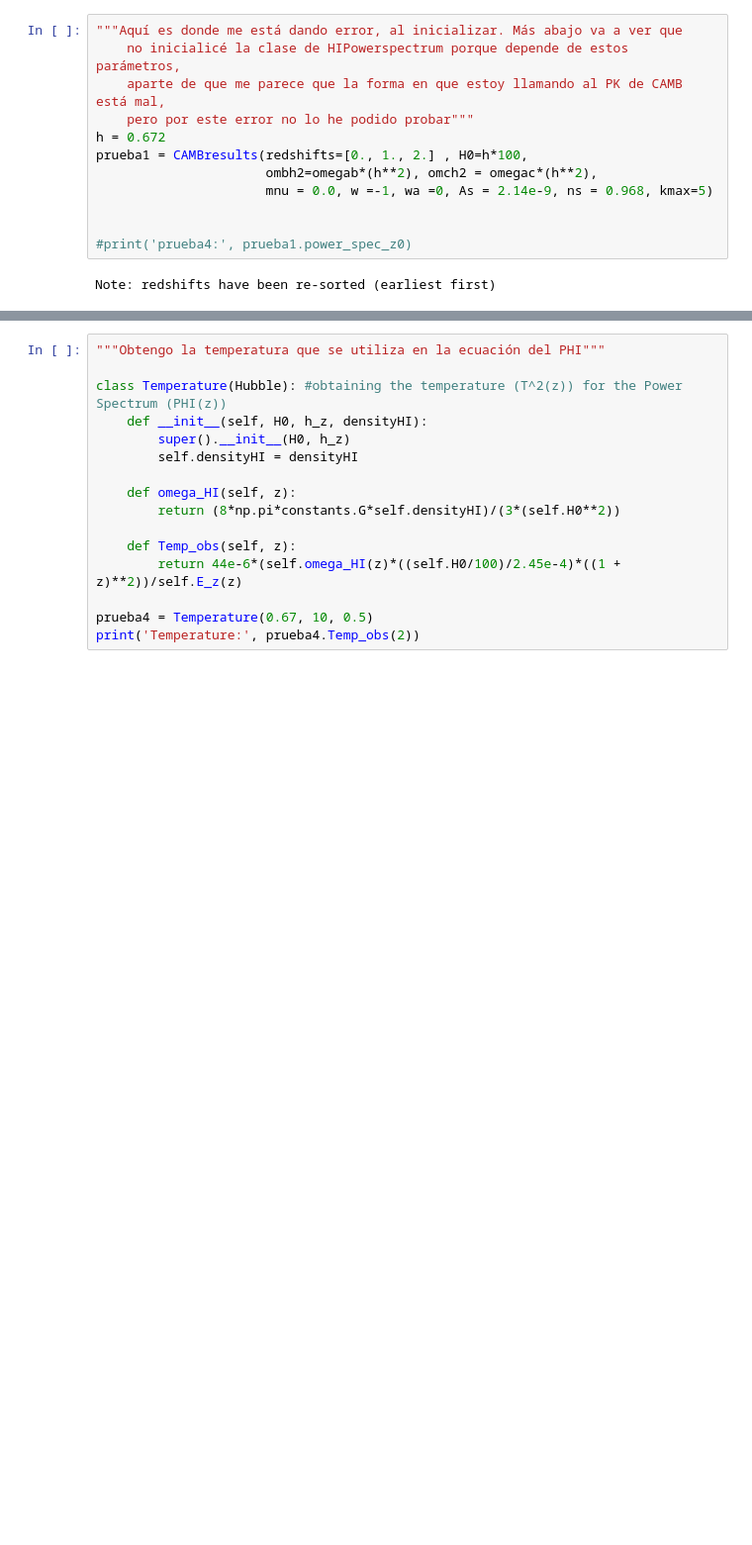
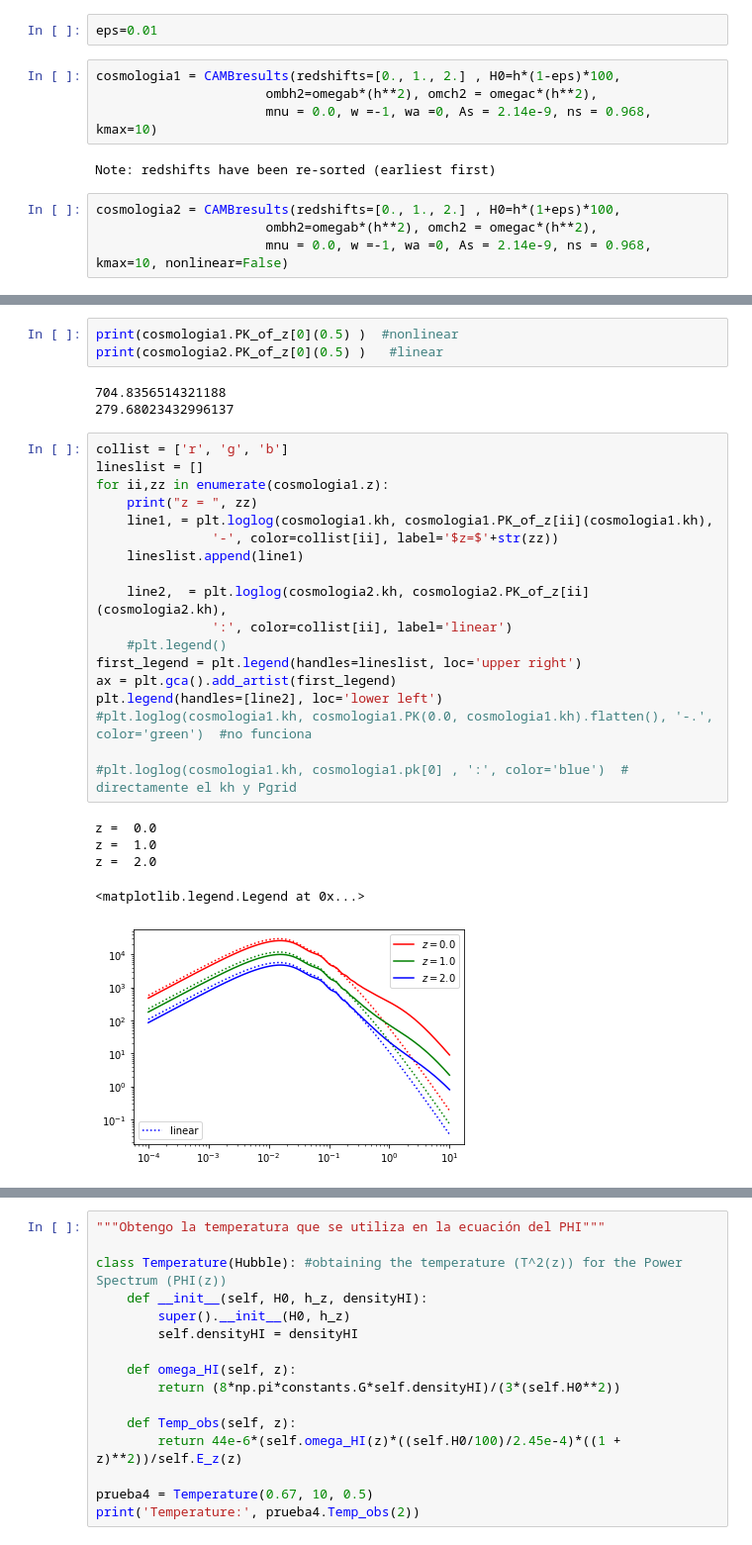
Before and after one commit to santiagocasas/forecasts-21cm-HI, a Jupyter notebook: P_HI_Classes.ipynb, the cells around one changed output, grey strips where cells are left out. Shown at 99% size. Drawn from its saved outputs; the diff is of its cells as text; blank space fills up the shorter version.

```diff
--- a/P_HI_Classes.ipynb
+++ b/P_HI_Classes.ipynb
@@ -68,14 +77,12 @@ class CAMBresults:
+# %%
+eps=0.01
 # %%
-"""Aquí es donde me está dando error, al inicializar. Más abajo va a ver que
-    no inicialicé la clase de HIPowerspectrum porque depende de estos parámetros,
-    aparte de que me parece que la forma en que estoy llamando al PK de CAMB está mal,
-    pero por este error no lo he podido probar"""
-h = 0.672
-prueba1 = CAMBresults(redshifts=[0., 1., 2.] , H0=h*100,
+cosmologia1 = CAMBresults(redshifts=[0., 1., 2.] , H0=h*(1-eps)*100,
                       ombh2=omegab*(h**2), omch2 = omegac*(h**2),
-                      mnu = 0.0, w =-1, wa =0, As = 2.14e-9, ns = 0.968, kmax=5)
-
-
-#print('prueba4:', prueba1.power_spec_z0)
+                      mnu = 0.0, w =-1, wa =0, As = 2.14e-9, ns = 0.968, kmax=10)
 # %% [output]
 Note: redshifts have been re-sorted (earliest first)
+# %%
+cosmologia2 = CAMBresults(redshifts=[0., 1., 2.] , H0=h*(1+eps)*100,
+                      ombh2=omegab*(h**2), omch2 = omegac*(h**2),
+                      mnu = 0.0, w =-1, wa =0, As = 2.14e-9, ns = 0.968, kmax=10, nonlinear=False)
@@ -178,0 +103,30 @@ print('E(z):', prueba2.E_z(2.0))
+# %%
+print(cosmologia1.PK_of_z[0](0.5) )  #nonlinear
+print(cosmologia2.PK_of_z[0](0.5) )   #linear
+# %% [output]
+704.8356514321188
+279.68023432996137
+# %%
+collist = ['r', 'g', 'b']
+lineslist = []
+for ii,zz in enumerate(cosmologia1.z):
+    print("z = ", zz)
+    line1, = plt.loglog(cosmologia1.kh, cosmologia1.PK_of_z[ii](cosmologia1.kh),
+               '-', color=collist[ii], label='$z=$'+str(zz))
+    lineslist.append(line1)
+
+    line2,  = plt.loglog(cosmologia2.kh, cosmologia2.PK_of_z[ii](cosmologia2.kh),
+               ':', color=collist[ii], label='linear')
+    #plt.legend()
+first_legend = plt.legend(handles=lineslist, loc='upper right')
+ax = plt.gca().add_artist(first_legend)
+plt.legend(handles=[line2], loc='lower left')
+#plt.loglog(cosmologia1.kh, cosmologia1.PK(0.0, cosmologia1.kh).flatten(), '-.', color='green')  #no funciona
+
+#plt.loglog(cosmologia1.kh, cosmologia1.pk[0] , ':', color='blue')  # directamente el kh y Pgrid
+# %% [output]
+z =  0.0
+z =  1.0
+z =  2.0
+<matplotlib.legend.Legend at 0x...>
+[figure, added]
```
Also changed, not shown: parts of 32 cells of this notebook, 1 other file.
